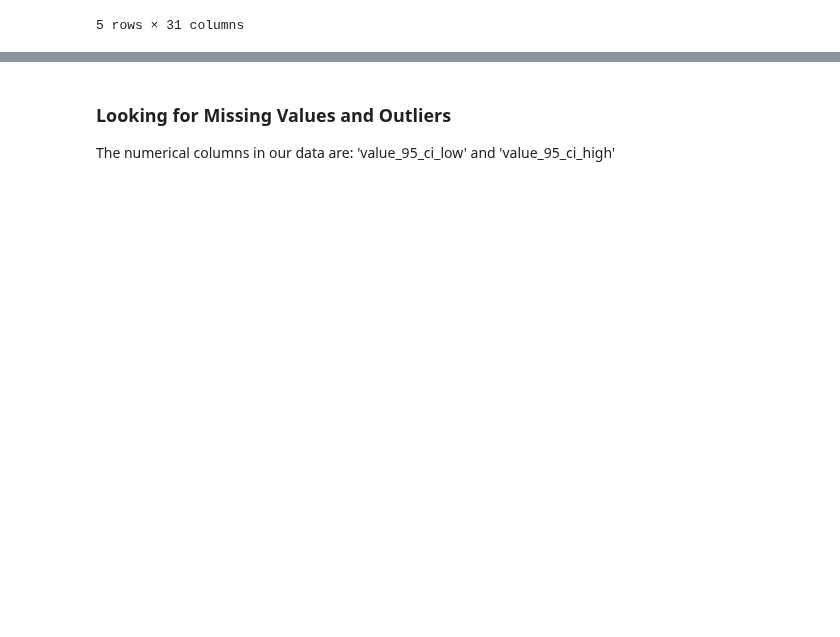
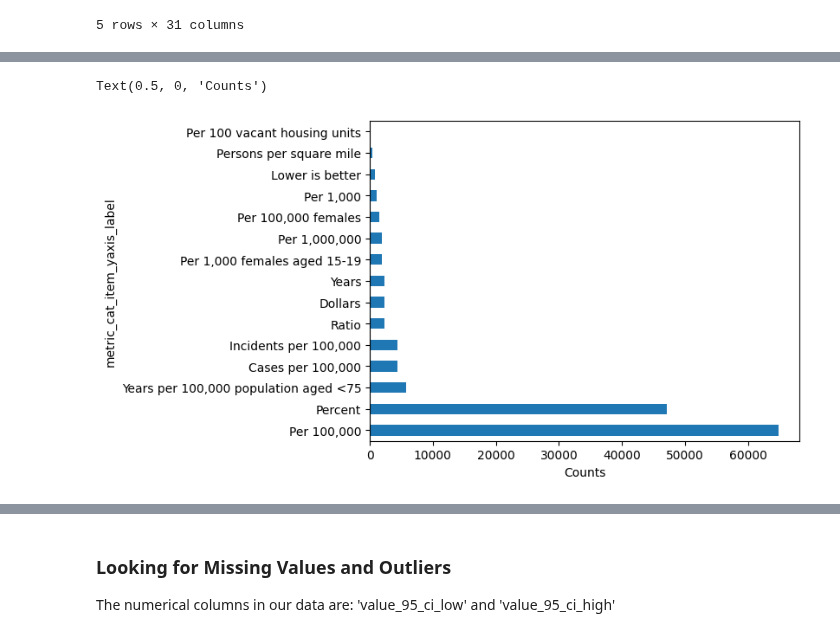
Before and after one commit to kohlerch/G4C-Project, a Jupyter notebook: Project/big-cities-health/BigCitiesHealth.ipynb, the cells around one changed output, grey strips where cells are left out. Cells and saved outputs as stored; diff of their text form; code cells hidden in the pictures; blank space fills up the shorter version.

```diff
--- a/Project/big-cities-health/BigCitiesHealth.ipynb
+++ b/Project/big-cities-health/BigCitiesHealth.ipynb
@@ -33,0 +48,7 @@ Name: count, Length: 2258, dtype: int64
+# %%
+cat2_counts = data['metric_cat_item_yaxis_label'].value_counts()
+axis = cat2_counts.plot.barh()
+axis.set_xlabel('Counts')
+# %% [output]
+Text(0.5, 0, 'Counts')
+[figure, added]
```
Also changed, not shown: parts of 19 cells of this notebook.
